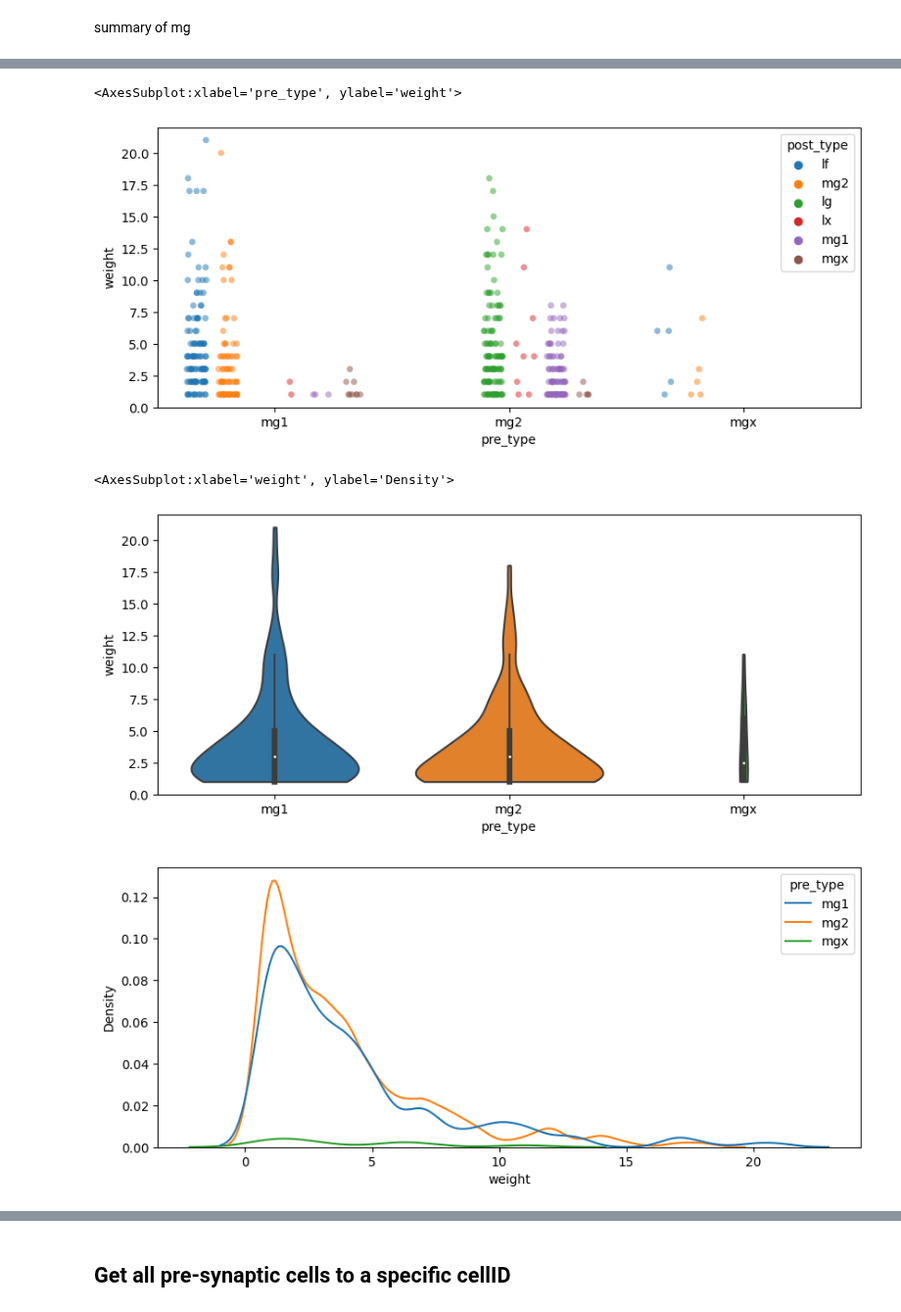
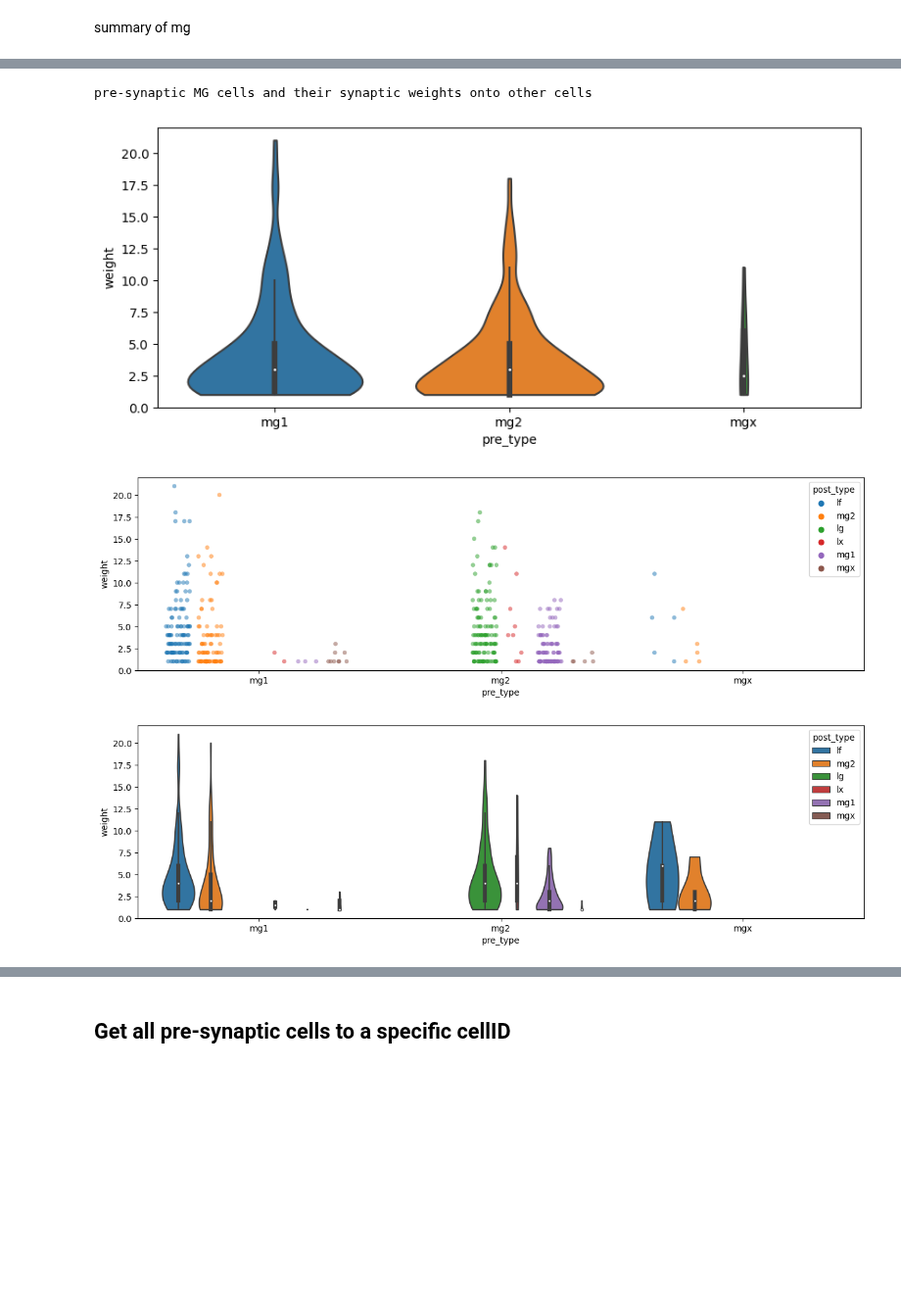
Before and after one commit to neurologic/eCREST, a Jupyter notebook: Analysis.ipynb, the cells around one changed output, grey strips where cells are left out. Shown at 98% size. Drawn from its saved outputs; the diff is of its cells as text; code cells hidden in the pictures; blank space fills up the shorter version.

```diff
--- a/Analysis.ipynb
+++ b/Analysis.ipynb
@@ -345,18 +343,21 @@ from matplotlib import pyplot as plt
-# %%
-# df_edges['weight'].hist(bins=20)
-plt.figure(figsize=(10,4))
-sns.stripplot(df_edges,x='pre_type',y='weight',hue='post_type',dodge=True, jitter=0.25,alpha = 0.5)#,split=True)
-# sns.displot(df_edges,x='weight',hue='pre_type',multiple='dodge')
-# %% [output]
-<AxesSubplot:xlabel='pre_type', ylabel='weight'>
-[figure, removed]
-# %%
-plt.figure(figsize=(10,4))
-sns.violinplot(df_edges,x='pre_type',y='weight',scale='count',cut=0)
-plt.figure(figsize=(10,4))
-sns.kdeplot(df_edges,x='weight',hue='pre_type',bw_adjust = 0.5)
-# %% [output]
-<AxesSubplot:xlabel='weight', ylabel='Density'>
-[figure, removed]
-[figure, removed]
+# %%
+print('pre-synaptic MG cells and their synaptic weights onto other cells')
+
+plt.figure(figsize=(10,4))
+sns.violinplot(df_edges,x='pre_type',y='weight',scale='count',cut=0);
+# plt.figure(figsize=(10,4))
+# sns.kdeplot(df_edges,x='weight',hue='pre_type',bw_adjust = 0.5)
+
+# df_edges['weight'].hist(bins=20)
+plt.figure(figsize=(15,4))
+sns.stripplot(df_edges,x='pre_type',y='weight',hue='post_type',dodge=True, jitter=0.3,alpha = 0.5)#,split=True);
+
+plt.figure(figsize=(15,4))
+sns.violinplot(df_edges,x='pre_type',y='weight',hue = 'post_type', scale='count',cut=0);
+# sns.displot(df_edges,x='weight',hue='pre_type',multiple='dodge')
+# %% [output]
+pre-synaptic MG cells and their synaptic weights onto other cells
+[figure, added]
+[figure, added]
+[figure, added]
 # %%
```
Also changed, not shown: parts of 25 cells of this notebook, 3 other files.
